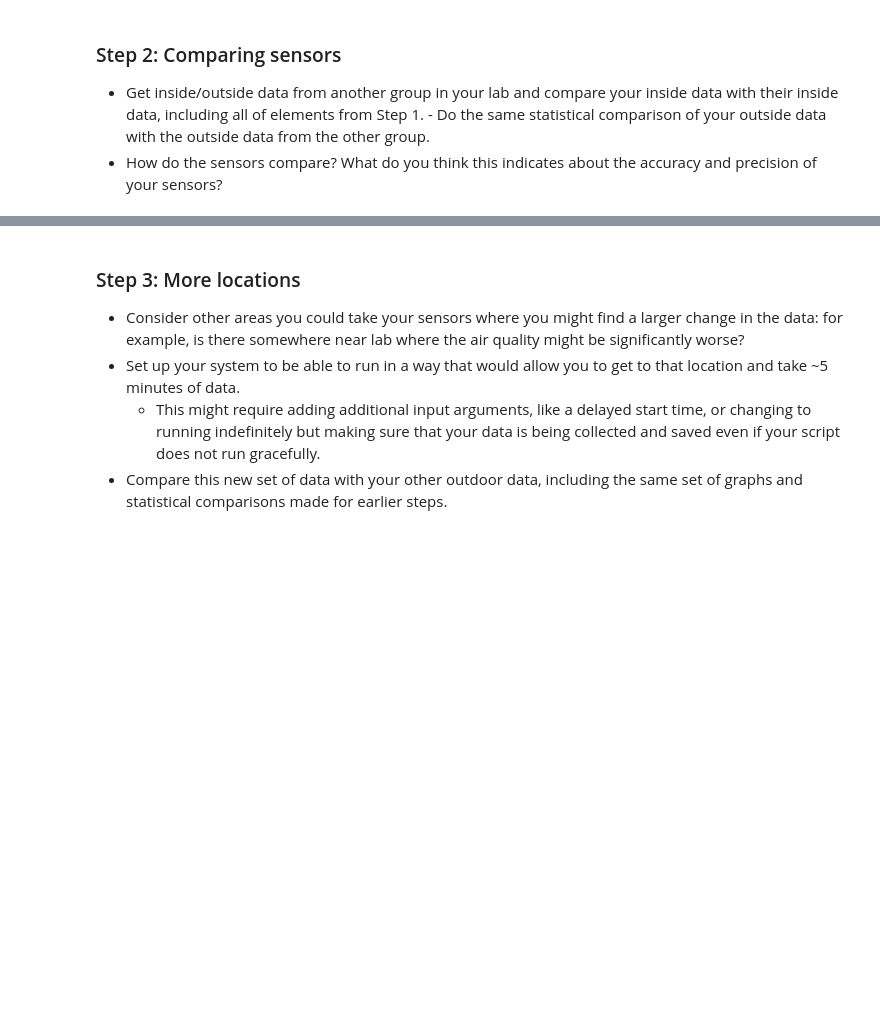
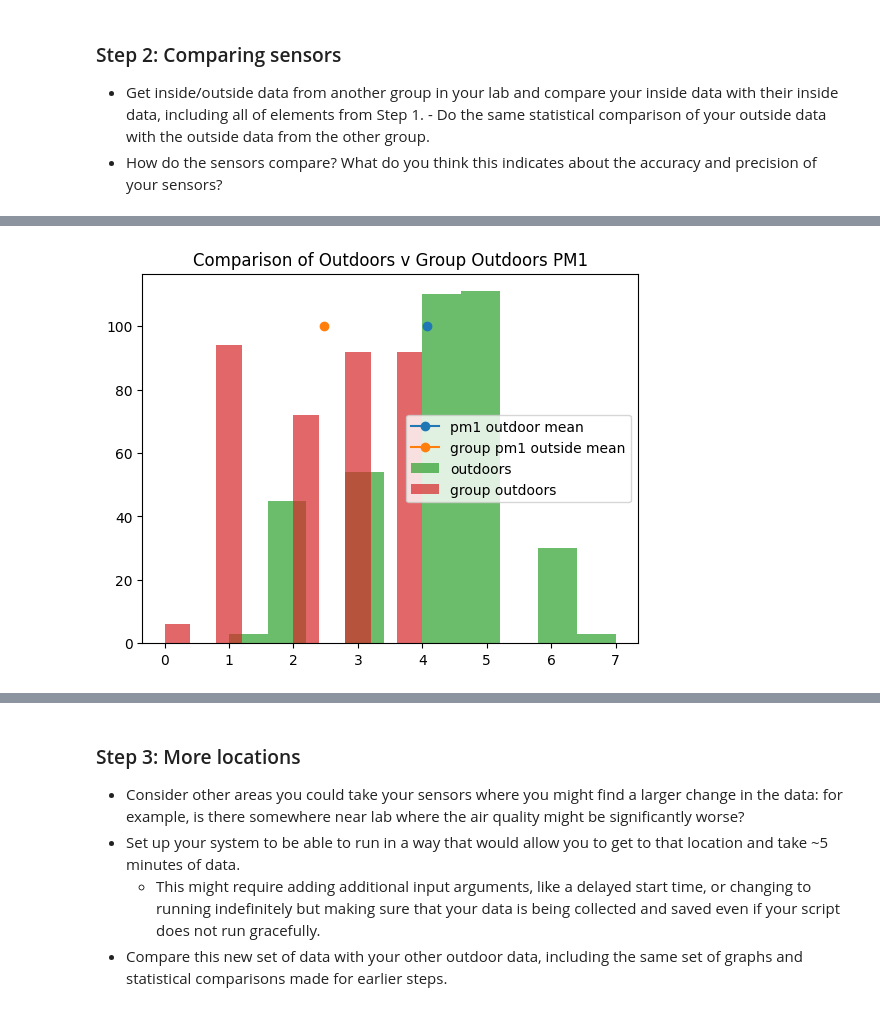
Before and after one commit to Gish-Sky/E11_LabWork, a Jupyter notebook: Lab-Activity-Week-6.ipynb, the cells around one changed output, grey strips where cells are left out. Cells and saved outputs as stored; diff of their text form; code cells hidden in the pictures; blank space fills up the shorter version.

```diff
--- a/Lab-Activity-Week-6.ipynb
+++ b/Lab-Activity-Week-6.ipynb
@@ -130,0 +179,18 @@ pd.read_csv('')
+# %%
+group_outside = pd.read_csv('weather_quality_outside (1).csv')
+
+#PM 1
+outdoors = pd.read_csv("OutsideData.csv")
+pm25_outdoor_mean = np.mean(outdoors['PM1'])
+pm25_group_outside_mean = np.mean(group_outside['PM1.0'])
+pm25_outdoor_std = np.std(outdoors['PM1'])
+pm25_group_outside_std = np.std(group_outside['PM1.0'])
+plt.plot(pm25_outdoor_mean, 100, label = 'pm1 outdoor mean', marker = 'o')
+plt.plot(pm25_group_outside_mean, 100, label = 'group pm1 outside mean', marker = 'o')
+plt.hist(outdoors['PM1'], alpha = 0.7, label = 'outdoors')
+plt.hist(group_outside['PM1.0'], alpha = 0.7, label = 'group outdoors')
+plt.title("Comparison of Outdoors v Group Outdoors PM1")
+plt.legend()
+plt.show()
+# %% [output]
+[figure, added]
```
Also changed, not shown: parts of 6 cells of this notebook.
